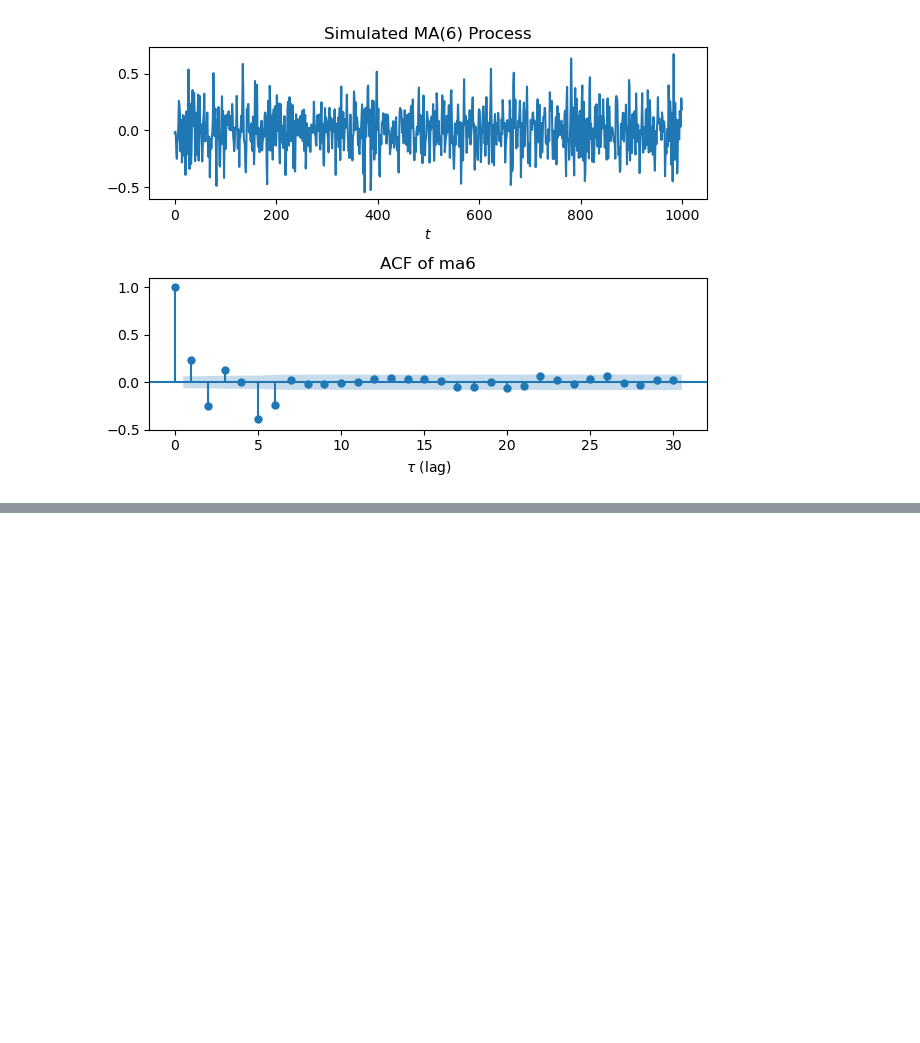
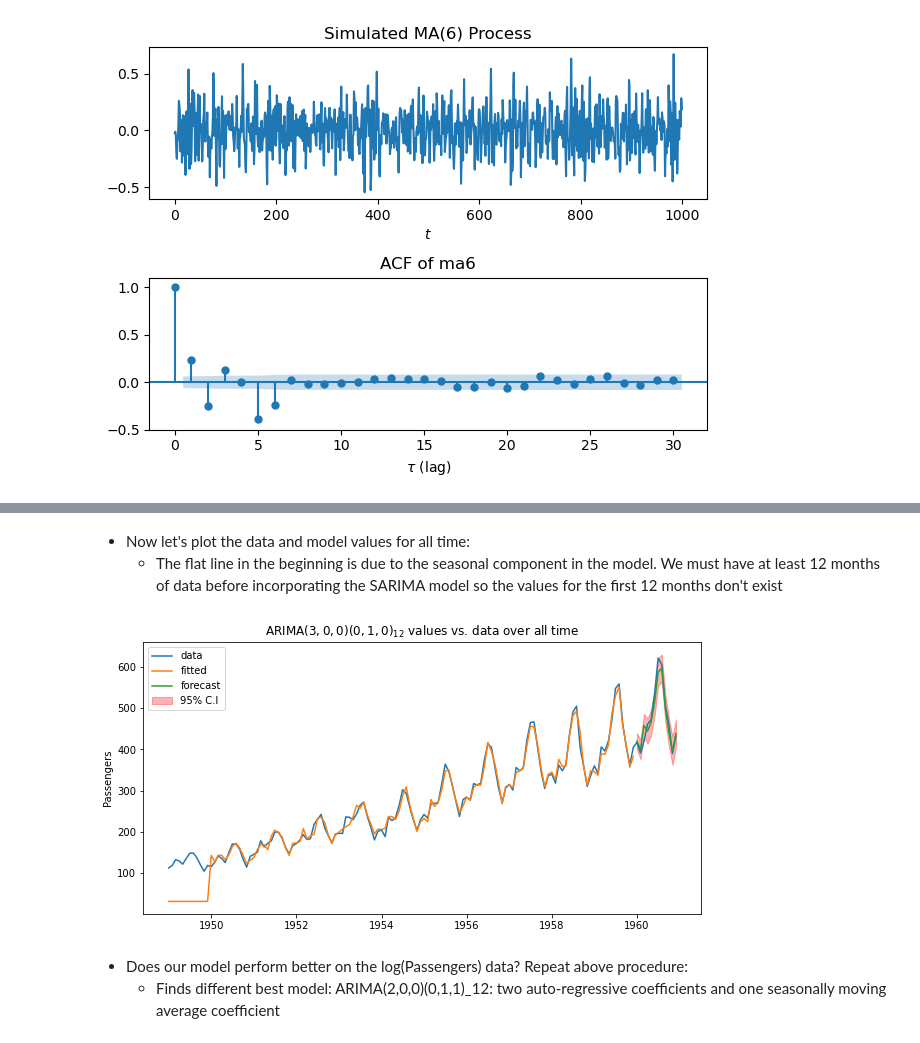
Before and after one commit to les67/TimeSeriesAnalysis_Udemy, a Jupyter notebook: 5_arima.ipynb, the cells around one changed output, grey strips where cells are left out. Cells and saved outputs as stored; diff of their text form; code cells hidden in the pictures; blank space fills up the shorter version.

```diff
--- a/5_arima.ipynb
+++ b/5_arima.ipynb
@@ -799,0 +891,21 @@ fig.tight_layout()
+# %% [markdown]
+- Now let's plot the data and model values for all time:
+    - The flat line in the beginning is due to the seasonal component in the model. We must have at least 12 months of data before incorporating the SARIMA model so the values for the first 12 months don't exist
+# %%
+train_pred = model.predict_in_sample(start=0,end=-1) # in sample predictions
+
+# plot
+plt.figure(figsize=(10,5))
+plt.plot(df.index, df['Passengers'], label='data')
+plt.plot(train.index, train_pred, label='fitted')
+plt.plot(test.index, test_pred, label='forecast')
+plt.fill_between(test.index, confint[:,0], confint[:,1], color='red', alpha=0.3, label='95% C.I')
+plt.legend()
+plt.ylabel('Passengers')
+plt.title(r'ARIMA$(3,0,0)(0,1,0)_{12}$ values vs. data over all time')
+plt.show()
+# %% [output]
+[figure, added]
+# %% [markdown]
+- Does our model perform better on the log(Passengers) data? Repeat above procedure:
+    - Finds different best model: ARIMA(2,0,0)(0,1,1)_12: two auto-regressive coefficients and one seasonally moving average coefficient
```
Also changed, not shown: parts of 31 cells of this notebook.
